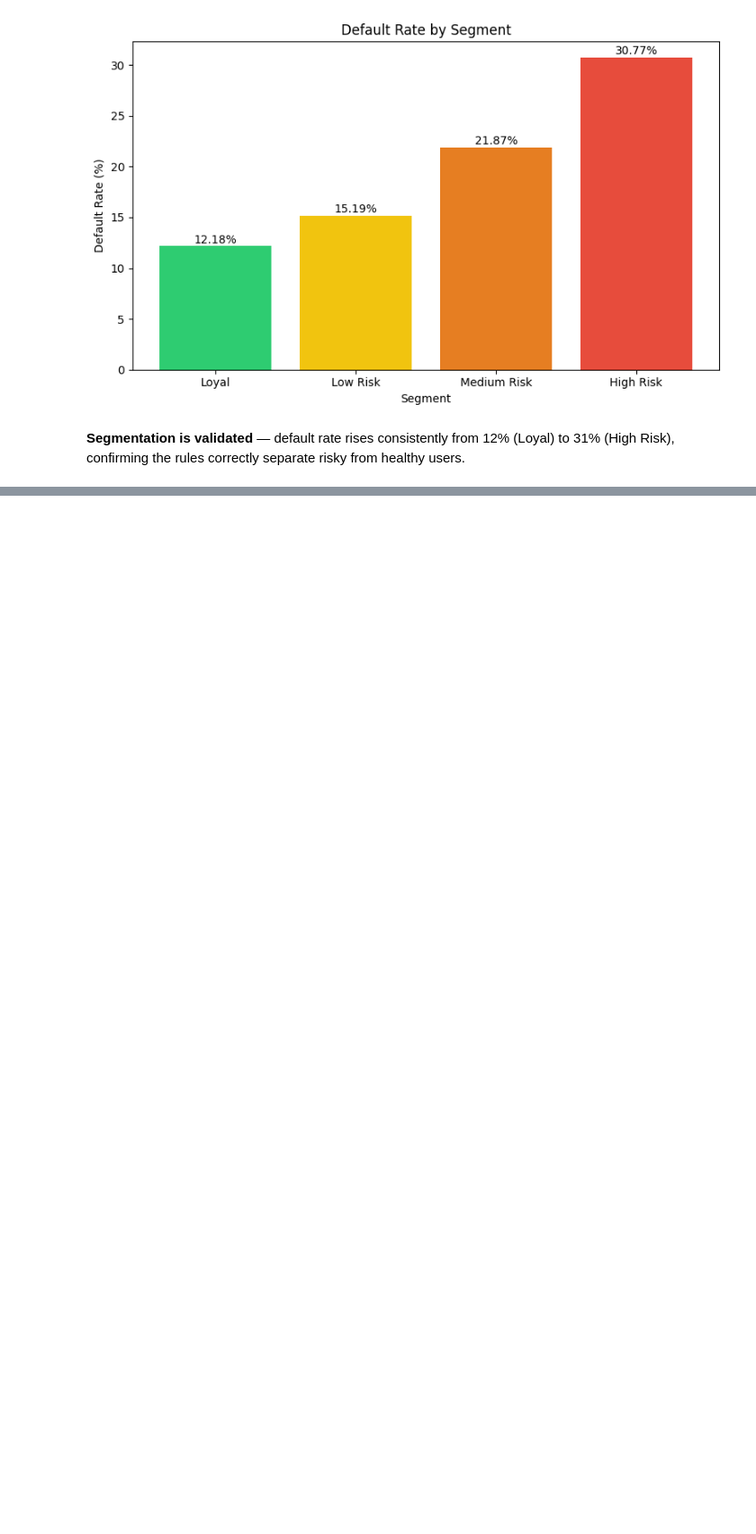
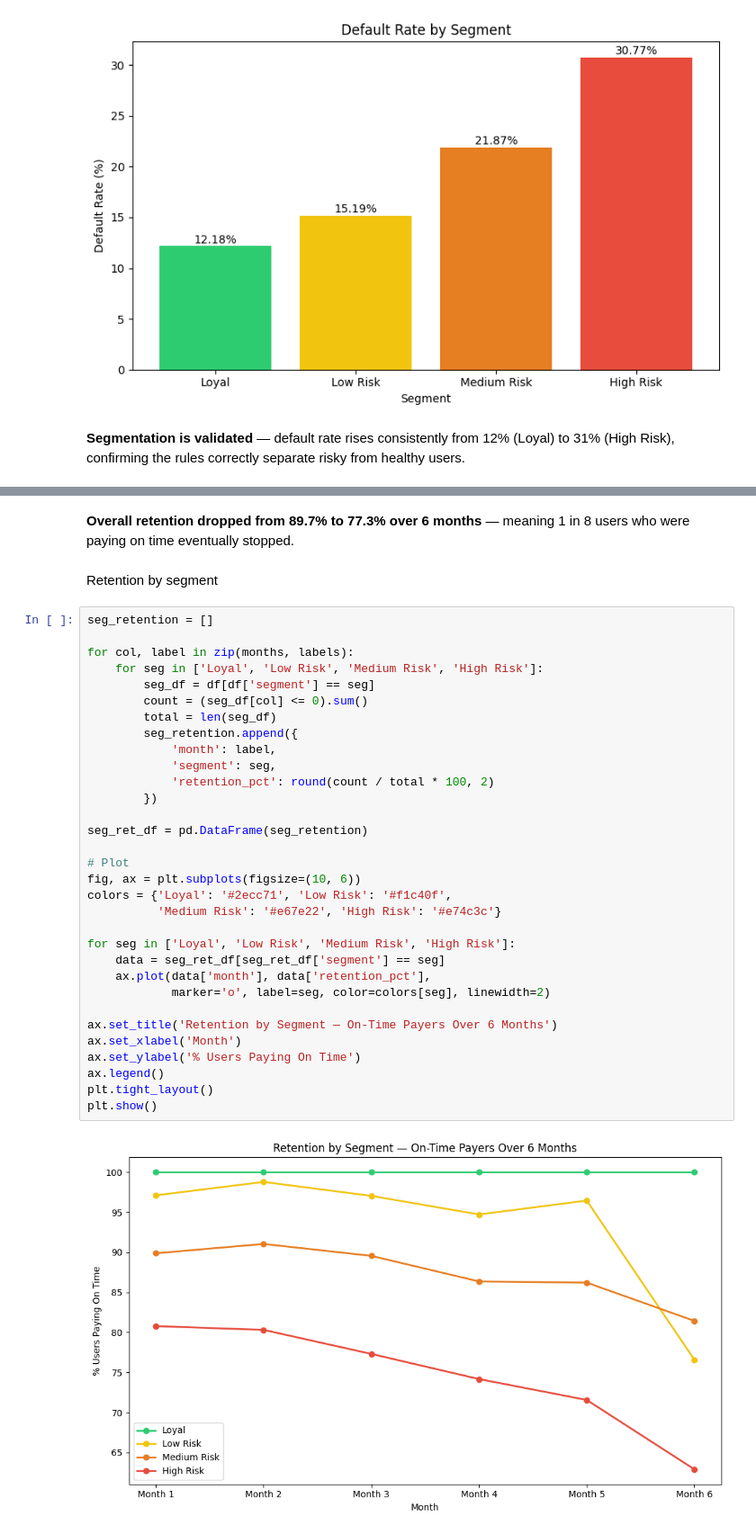
Before and after one commit to abhishiron/credit_card_intelligence, a Jupyter notebook: notebooks/phase3_segementation.ipynb, the cells around one changed output, grey strips where cells are left out. Shown at 90% size. Drawn from its saved outputs; the diff is of its cells as text; blank space fills up the shorter version.

```diff
--- a/notebooks/phase3_segementation.ipynb
+++ b/notebooks/phase3_segementation.ipynb
@@ -233,0 +294,39 @@ plt.show()
+# %% [markdown]
+**Overall retention dropped from 89.7% to 77.3% over 6 months**
+— meaning 1 in 8 users who were paying on time eventually stopped.
+# %% [markdown]
+Retention by segment
+# %%
+seg_retention = []
+
+for col, label in zip(months, labels):
+    for seg in ['Loyal', 'Low Risk', 'Medium Risk', 'High Risk']:
+        seg_df = df[df['segment'] == seg]
+        count = (seg_df[col] <= 0).sum()
+        total = len(seg_df)
+        seg_retention.append({
+            'month': label,
+            'segment': seg,
+            'retention_pct': round(count / total * 100, 2)
+        })
+
+seg_ret_df = pd.DataFrame(seg_retention)
+
+# Plot
+fig, ax = plt.subplots(figsize=(10, 6))
+colors = {'Loyal': '#2ecc71', 'Low Risk': '#f1c40f',
+          'Medium Risk': '#e67e22', 'High Risk': '#e74c3c'}
+
+for seg in ['Loyal', 'Low Risk', 'Medium Risk', 'High Risk']:
+    data = seg_ret_df[seg_ret_df['segment'] == seg]
+    ax.plot(data['month'], data['retention_pct'],
+            marker='o', label=seg, color=colors[seg], linewidth=2)
+
+ax.set_title('Retention by Segment — On-Time Payers Over 6 Months')
+ax.set_xlabel('Month')
+ax.set_ylabel('% Users Paying On Time')
+ax.legend()
+plt.tight_layout()
+plt.show()
+# %% [output]
+[figure, added]
```
Also changed, not shown: parts of 5 cells of this notebook.
